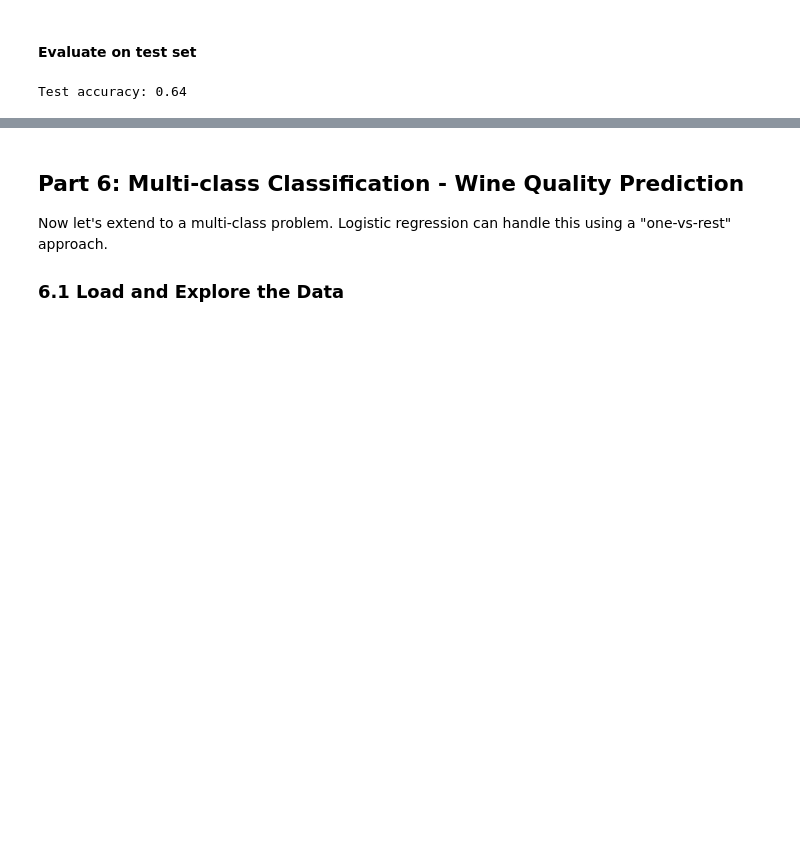
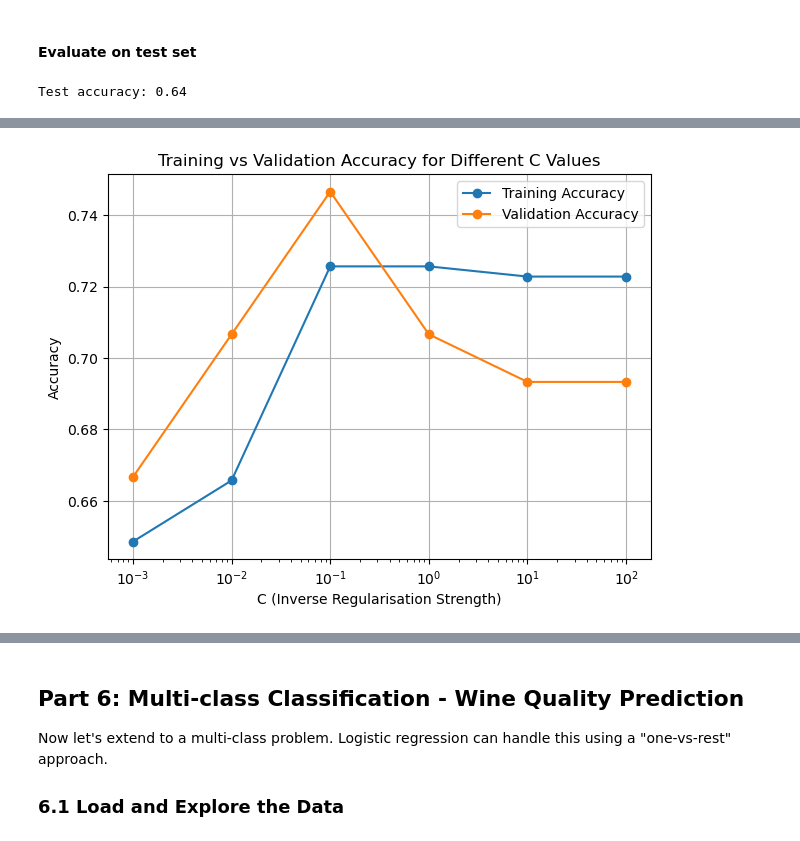
Before and after one commit to TiffanyYongNgikChee/machine-learning, a Jupyter notebook: Week 3 Files-20260204/logistic_regression_lab.ipynb, the cells around one changed output, grey strips where cells are left out. Drawn from its saved outputs; the diff is of its cells as text; code cells hidden in the pictures; blank space fills up the shorter version.

Commit message:
finish task5 and 6 - Regularisation and multi-class classification

```diff
--- a/Week 3 Files-20260204/logistic_regression_lab.ipynb
+++ b/Week 3 Files-20260204/logistic_regression_lab.ipynb
@@ -672,3 +720,30 @@ LogisticRegression?
 #     # Train model with this C value
 #     # Calculate train and validation accuracy
 #     # Store results
+from sklearn.linear_model import LogisticRegression
+from sklearn.metrics import accuracy_score
+
+C_values = [0.001, 0.01, 0.1, 1, 10, 100]
+train_accuracies = []
+val_accuracies = []
+
+print("="*60)
+print("TESTING DIFFERENT C VALUES")
+print("="*60)
+
+for C in C_values:
+    model = LogisticRegression(C=C, max_iter=1000, random_state=42)
+    model.fit(X_train_scaled, y_train)
+
+    # Training accuracy
+    train_pred = model.predict(X_train_scaled)
+    train_acc = accuracy_score(y_train, train_pred)
+
+    # Validation accuracy
+    val_pred = model.predict(X_val_scaled)
+    val_acc = accuracy_score(y_val, val_pred)
+
+    train_accuracies.append(train_acc)
+    val_accuracies.append(val_acc)
+
+    print(f"C={C:<6} | Train Acc={train_acc:.4f} | Val Acc={val_acc:.4f}")
@@ -681 +788,20 @@ LogisticRegression?
+# %%
+# YOUR CODE HERE
+# Plot training and validation accuracy vs C
+# Use a log scale for the x-axis (plt.xscale('log'))
+import matplotlib.pyplot as plt
+
+plt.figure(figsize=(7,5))
+plt.plot(C_values, train_accuracies, marker='o', label="Training Accuracy")
+plt.plot(C_values, val_accuracies, marker='o', label="Validation Accuracy")
+
+plt.xscale('log')
+plt.xlabel("C (Inverse Regularisation Strength)")
+plt.ylabel("Accuracy")
+plt.title("Training vs Validation Accuracy for Different C Values")
+plt.grid(True)
+plt.legend()
+plt.show()
+# %% [output]
+[figure, added]
 # %% [markdown]
```
Also changed, not shown: parts of 39 cells of this notebook.
